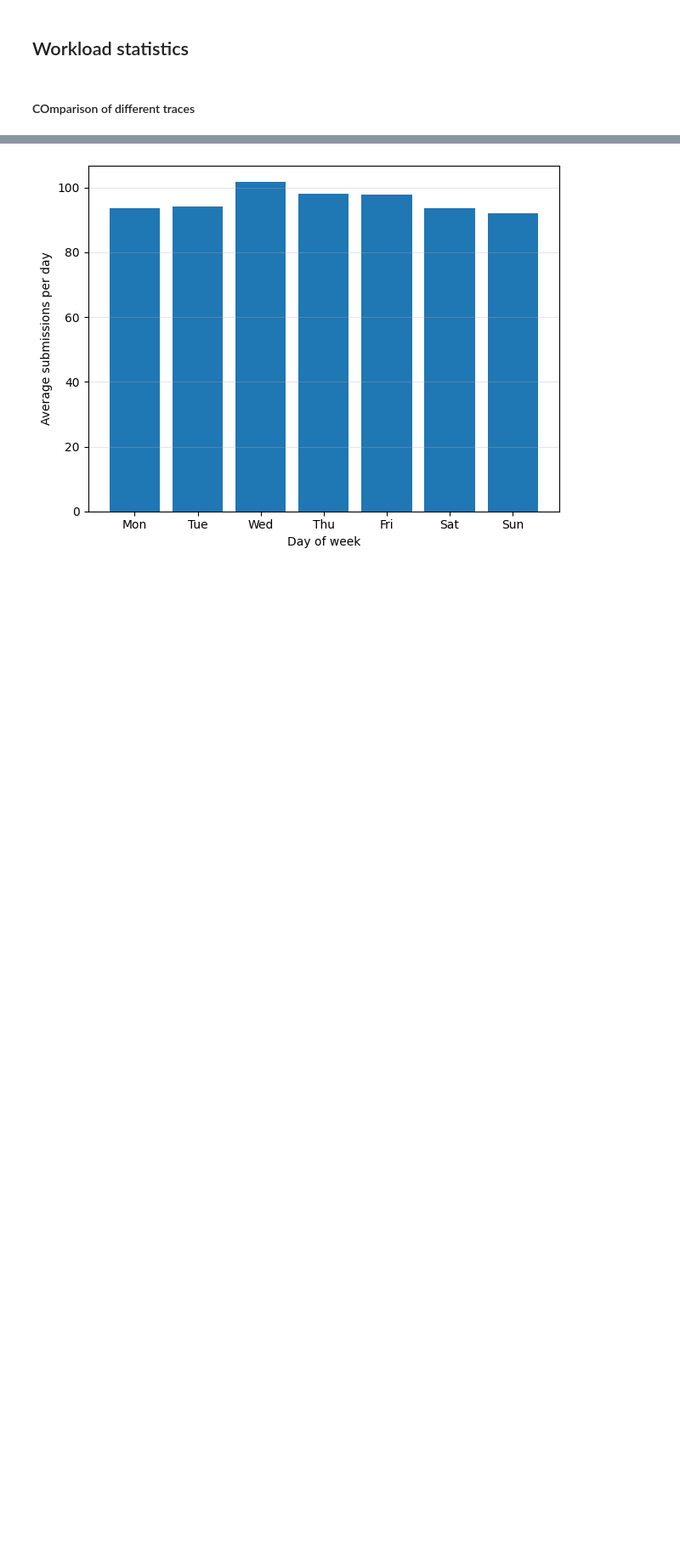
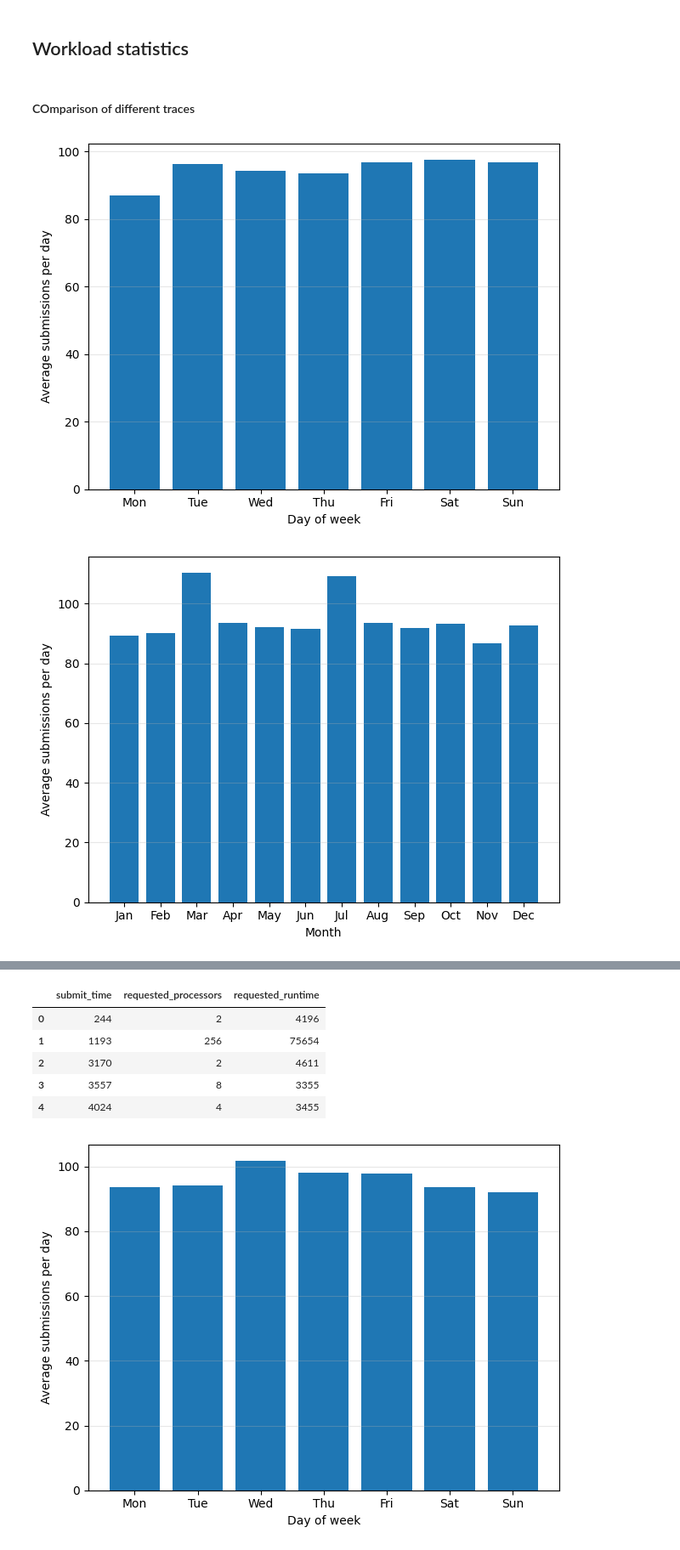
Before and after one commit to dadyownes15/green-hpc-scheduler, a Jupyter notebook: results.ipynb, the cells around one changed output, grey strips where cells are left out. Shown at 85% size. Saved outputs shown, nothing was run; the diff lists cells and outputs as text; code cells hidden in the pictures; blank space fills up the shorter version.

```diff
--- a/results.ipynb
+++ b/results.ipynb
@@ -463,3 +463,12 @@ def plot_workload_patterns(
     plt.grid(axis="y", alpha=0.3); plt.tight_layout(); plt.show()
 # %% [markdown]
 #### COmparison of different traces
+# %%
+# Non convergent dataset:
+alternative = "scripts/workload.swf"
+df_batch = create_job_df(path=alternative)
+plot_workload_patterns(df_batch)
+df_batch.head()
+# %% [output]
+[figure, added]
+[figure, added]
@@ -466,3 +478,9 @@ def plot_workload_patterns(
+|  | submit_time | requested_processors | requested_runtime |
+| 0 | 244 | 2 | 4196 |
+| 1 | 1193 | 256 | 75654 |
+| 2 | 3170 | 2 | 4611 |
+| 3 | 3557 | 8 | 3355 |
+| 4 | 4024 | 4 | 3455 |
 # %%
 # Non convergent dataset:
 WORKLOAD_PATH_BAD = "data/workloads/batch/training_workload.swf"
```
Also changed, not shown: parts of 4 cells of this notebook, 17 other files.
